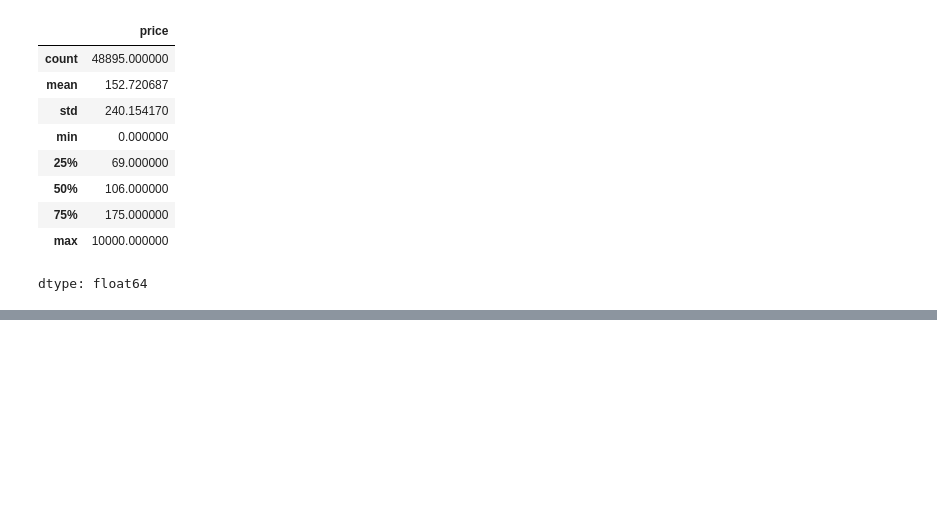
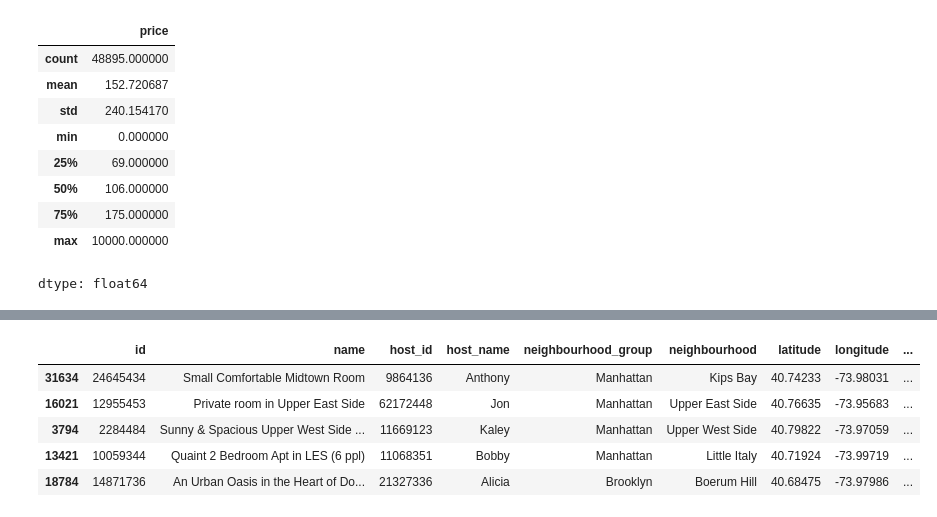
Before and after one commit to neel786/ML-DL, a Jupyter notebook: 13_remove_outliers_using_percentile.ipynb, the cells around one changed output, grey strips where cells are left out. Cells and saved outputs as stored; diff of their text form; code cells hidden in the pictures; blank space fills up the shorter version.

```diff
--- a/13_remove_outliers_using_percentile.ipynb
+++ b/13_remove_outliers_using_percentile.ipynb
@@ -64,0 +77,9 @@ dtype: float64
+# %%
+df2.sample(5)
+# %% [output]
+|  | id | name | host_id | host_name | neighbourhood_group | neighbourhood | latitude | longitude | ... |
+| 31634 | 24645434 | Small Comfortable Midtown Room | 9864136 | Anthony | Manhattan | Kips Bay | 40.74233 | -73.98031 | ... |
+| 16021 | 12955453 | Private room in Upper East Side | 62172448 | Jon | Manhattan | Upper East Side | 40.76635 | -73.95683 | ... |
+| 3794 | 2284484 | Sunny & Spacious Upper West Side ... | 11669123 | Kaley | Manhattan | Upper West Side | 40.79822 | -73.97059 | ... |
+| 13421 | 10059344 | Quaint 2 Bedroom Apt in LES (6 ppl) | 11068351 | Bobby | Manhattan | Little Italy | 40.71924 | -73.99719 | ... |
+| 18784 | 14871736 | An Urban Oasis in the Heart of Do... | 21327336 | Alicia | Brooklyn | Boerum Hill | 40.68475 | -73.97986 | ... |
```
Also changed, not shown: parts of 7 cells of this notebook.
